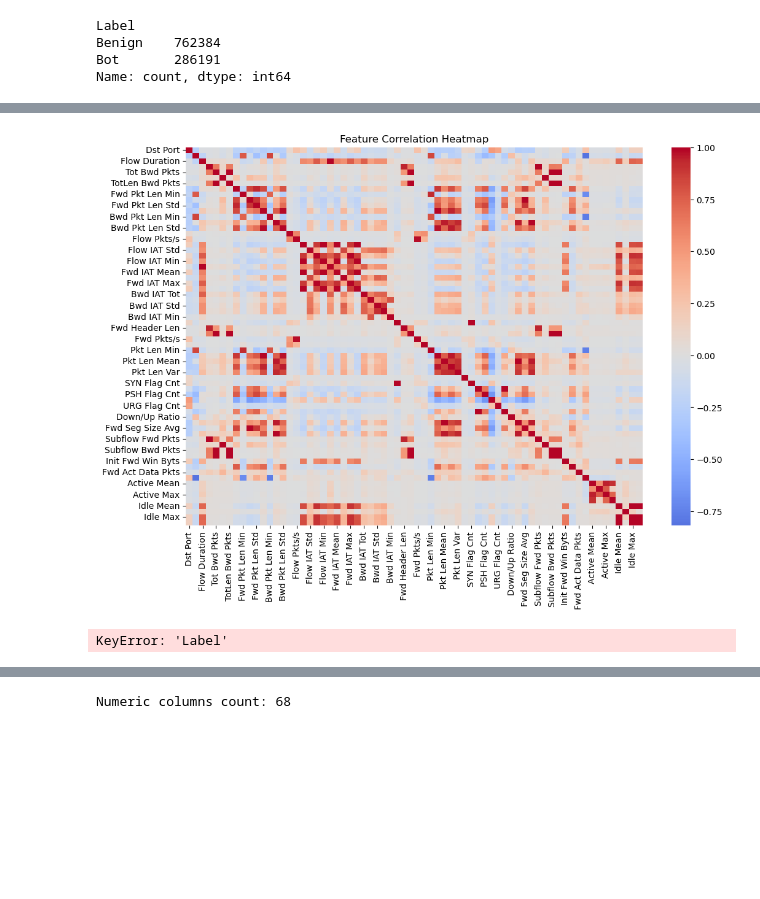
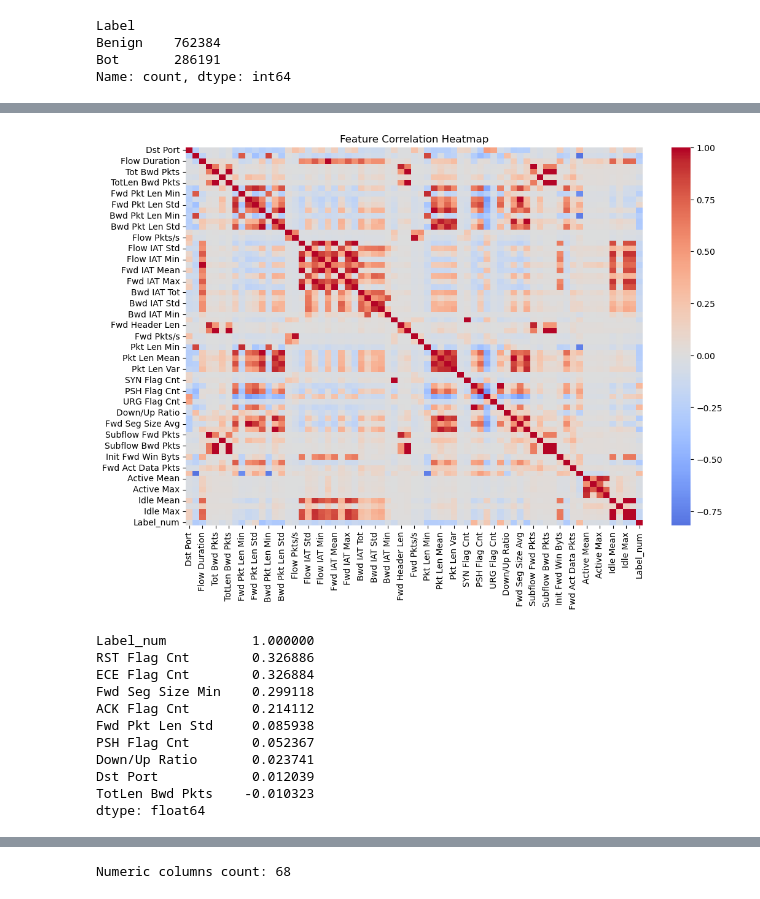
Before and after one commit to Nishchal-Panta/Cybersecurity_threat_detection, a Jupyter notebook: nn-cybersecurity_threat_detection.ipynb, the cells around one changed output, grey strips where cells are left out. Saved outputs shown, nothing was run; the diff lists cells and outputs as text; code cells hidden in the pictures; blank space fills up the shorter version.

```diff
--- a/nn-cybersecurity_threat_detection.ipynb
+++ b/nn-cybersecurity_threat_detection.ipynb
@@ -134,7 +138,10 @@ df.columns = df.columns.str.strip()
 # %%
 #Removing constant columns if any
 const_cols = [c for c in df.columns if df[c].nunique(dropna=False) <= 1]
-df = df.drop(columns=const_cols)
+if const_cols:
+    df = df.drop(columns=const_cols)
+numeric_cols = df.select_dtypes(include=[np.number]).columns.tolist()
+cat_cols = df.select_dtypes(include=['object', 'category']).columns.tolist()
 # %%
 #EDAs
 #Plotting distributions of numeric features
@@ -147,17 +154,33 @@ KeyError: "['Bwd PSH Flags', 'Fwd URG Flags', 'Bwd URG Flags', 'CWE Flag Count',
+# %%
+#Encoding categorical variables
+df['Label_num'] = df['Label'].map({'Benign': 0, 'Bot': 1})
+if df['Label_num'].isnull().any():
+    df['Label_num'] = pd.factorize(df['Label'])[0]
+numeric_cols = df.select_dtypes(include=[np.number]).columns.tolist()
 # %%
 #Correlation Heatmap
 corr = df[numeric_cols].corr()
 plt.figure(figsize=(12,8))
 sns.heatmap(corr, cmap='coolwarm', center=0)
 plt.title("Feature Correlation Heatmap")
 plt.show()
 
 # Top 10 correlations with target
-target_corr = corr['Label'].sort_values(ascending=False)
+target_corr = df[numeric_cols].corrwith(df['Label_num']).sort_values(ascending=False)
 print(target_corr.head(10))
 # %% [output]
-[figure, old version]
+[figure, new version]
-KeyError: 'Label'
+Label_num           1.000000
+RST Flag Cnt        0.326886
+ECE Flag Cnt        0.326884
+Fwd Seg Size Min    0.299118
+ACK Flag Cnt        0.214112
+Fwd Pkt Len Std     0.085938
+PSH Flag Cnt        0.052367
+Down/Up Ratio       0.023741
+Dst Port            0.012039
+TotLen Bwd Pkts    -0.010323
+dtype: float64
 # %%
 #Identifying highly skewed features
 skewed_feats = df[numeric_cols].apply(lambda x: skew(x.dropna())).sort_values(ascending=False)
```
Also changed, not shown: parts of 16 cells of this notebook.
